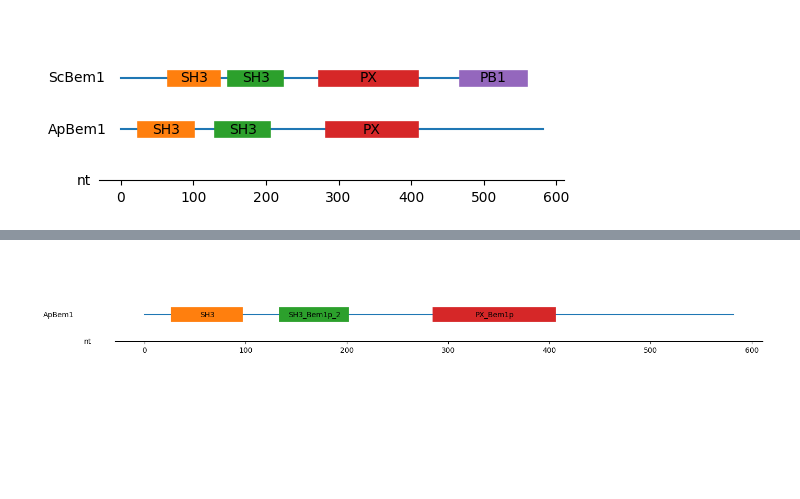
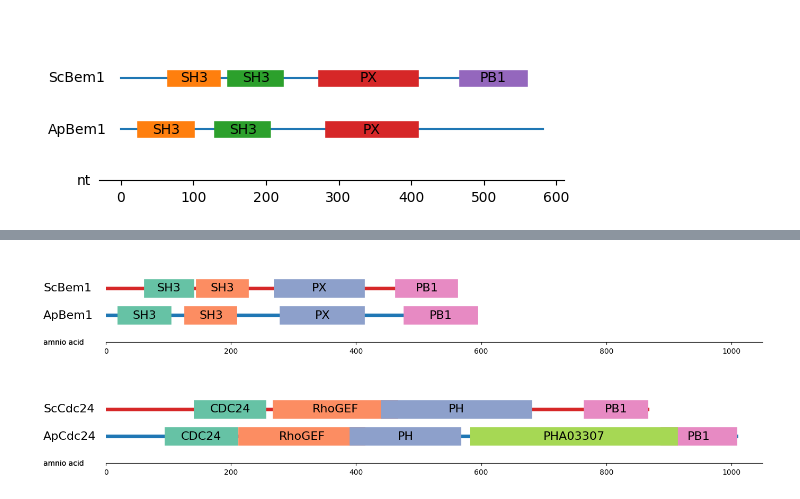
Before and after one commit to crockeraw/PolarityProject, a Jupyter notebook: proj/ProteinHomology/notebooks/plotting-homologs.ipynb, the cells around one changed output, grey strips where cells are left out. Saved outputs shown, nothing was run; the diff lists cells and outputs as text; code cells hidden in the pictures; blank space fills up the shorter version.

Commit message:
made plots for protein homology figures

```diff
--- a/proj/ProteinHomology/notebooks/plotting-homologs.ipynb
+++ b/proj/ProteinHomology/notebooks/plotting-homologs.ipynb
@@ -85,23 +90,60 @@ PX_Bem1p
 # %%
-seq_name = "ApBem1"
-seq_len = 583
-
 fig, ax = plt.subplots(figsize=(16, 2))
 ax.set_ylim(0,3)
 ax.spines['top'].set_visible(False)
 ax.spines['right'].set_visible(False)
 ax.spines['bottom'].set_visible(True)
 ax.spines['left'].set_visible(False)
-# ax.get_xaxis().set_ticks([])
-ax.get_yaxis().set_ticks([])
-ax.text(-60,0,s="nt", va="center")
-ax.plot(np.arange(seq_len), np.ones(seq_len))
-plt.text(-100,1, s=seq_name, va="center")
-for index, row in df.iterrows():
-    feat = row[3]
-    start= row[1]
-    stop= row[2]
-    ax.plot(np.arange(start=start, stop=stop), np.ones(stop-start), linewidth=20)
-    ax.text((stop+start)/2, 1, s=feat, ha="center", va="center")
+
+seq_name = ["ApBem1","ScBem1"]
+seq_len = [583, 558]
+
+for n, name in enumerate(seq_name):
+    ax.set_prop_cycle("color", plt.cm.Set2.colors)
+    df = pd.read_csv(f"../annotations/{name}_Features.BED", sep="\t", header=None)
+    # ax.get_xaxis().set_ticks([])
+    ax.get_yaxis().set_ticks([])
+    ax.plot(np.arange(seq_len[n]), np.ones(seq_len[n])*(n+1), color=["C0","C3"][n], linewidth=5)
+    ax.text(-100,0,s="amnio acid", va="center")
+    plt.text(-100,n+1, s=name, va="center", fontsize=16)
+    # Add box and label for each feature on sequence
+    for index, row in df.iterrows():
+        feat = row[3]
+        start= row[1]
+        stop= row[2]
+        ax.plot(np.arange(start=start, stop=stop), np.ones(stop-start)*(n+1), linewidth=25)
+        ax.text((stop+start)/2, n+1, s=feat, ha="center", va="center", fontsize=16)
+        ax.set_xlim(0,1050)
+plt.savefig("feat_Bem1.png")
 # %% [output]
-[figure, old version]
+[figure, new version]
+# %%
+fig, ax = plt.subplots(figsize=(16, 2))
+ax.set_ylim(0,3)
+ax.spines['top'].set_visible(False)
+ax.spines['right'].set_visible(False)
+ax.spines['bottom'].set_visible(True)
+ax.spines['left'].set_visible(False)
+
+seq_name = ["ApCdc24","ScCdc24"]
+seq_len = [1009, 866]
+
+for n, name in enumerate(seq_name):
+    ax.set_prop_cycle("color", plt.cm.Set2.colors)
+    df = pd.read_csv(f"../annotations/{name}_Features.BED", sep="\t", header=None)
+    # ax.get_xaxis().set_ticks([])
+    ax.get_yaxis().set_ticks([])
+    ax.plot(np.arange(seq_len[n]), np.ones(seq_len[n])*(n+1), color=["C0","C3"][n], linewidth=5)
+    ax.text(-100,0,s="amnio acid", va="center")
+    plt.text(-100,n+1, s=name, va="center", fontsize=16)
+    # Add box and label for each feature on sequence
+    for index, row in df.iterrows():
+        feat = row[3]
+        start= row[1]
+        stop= row[2]
+        ax.plot(np.arange(start=start, stop=stop), np.ones(stop-start)*(n+1), linewidth=25)
+        ax.text((stop+start)/2, n+1, s=feat, ha="center", va="center", fontsize=16)
+        ax.set_xlim(0,1050)
+plt.savefig("feat_Cdc24.png")
+# %% [output]
+[figure, added]
```
Also changed, not shown: parts of 5 cells of this notebook, 10 other files.
